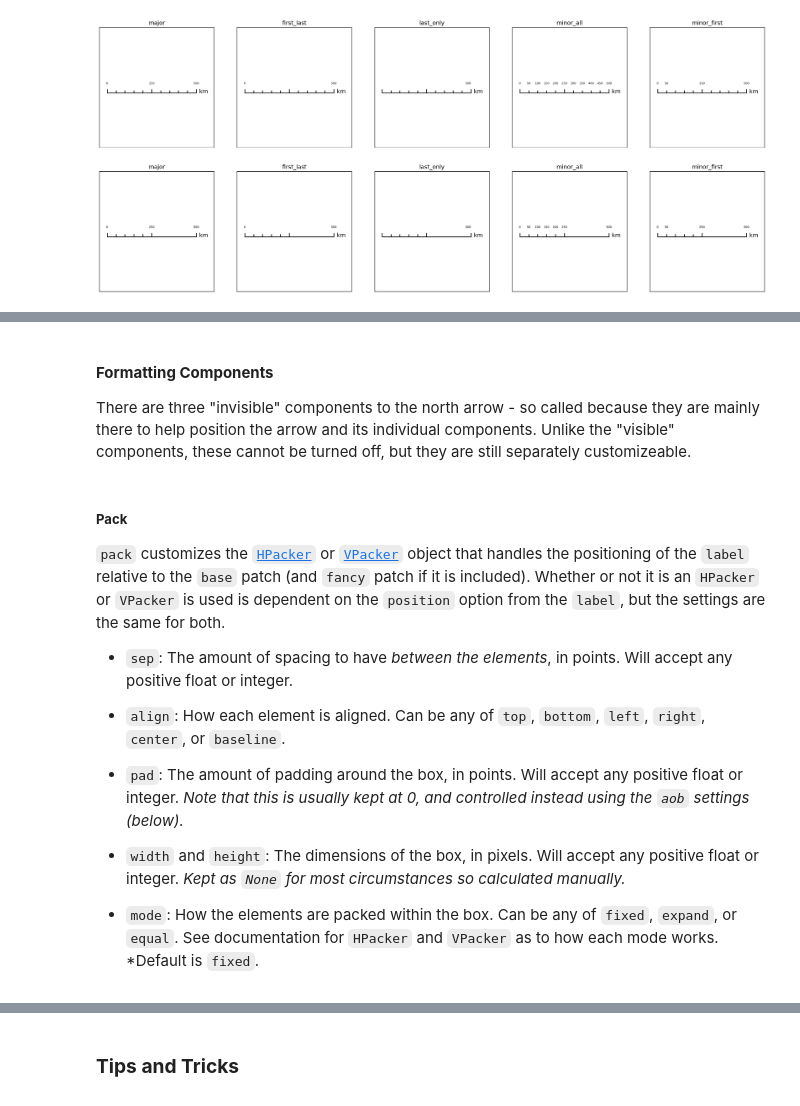
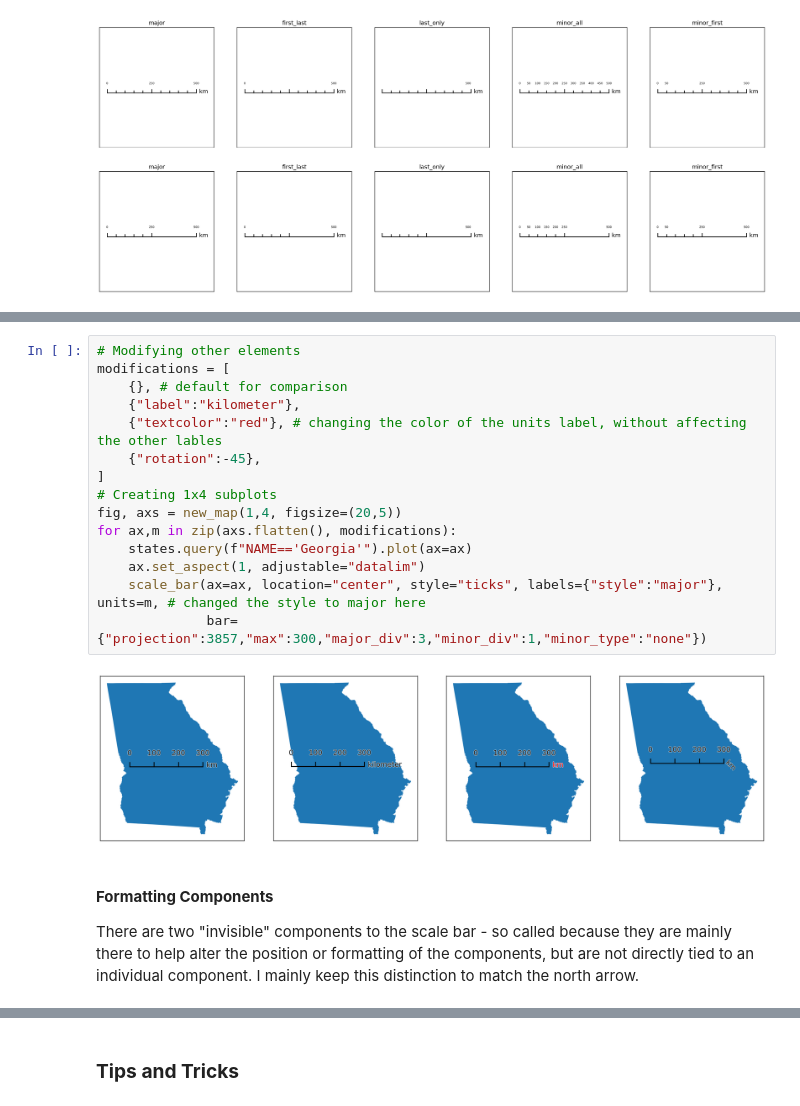
Before and after one commit to moss-xyz/matplotlib-map-utils, a Jupyter notebook: matplotlib_map_utils/docs/howto_scale_bar.ipynb, the cells around one changed output, grey strips where cells are left out. Drawn from its saved outputs; the diff is of its cells as text.

```diff
--- a/matplotlib_map_utils/docs/howto_scale_bar.ipynb
+++ b/matplotlib_map_utils/docs/howto_scale_bar.ipynb
@@ -362,15 +417,20 @@ for ax,m in zip(axs.flatten(), modifications):
+# %%
+# Modifying other elements
+modifications = [
+    {}, # default for comparison
+    {"label":"kilometer"},
+    {"textcolor":"red"}, # changing the color of the units label, without affecting the other lables
+    {"rotation":-45},
+]
+# Creating 1x4 subplots
+fig, axs = new_map(1,4, figsize=(20,5))
+for ax,m in zip(axs.flatten(), modifications):
+    states.query(f"NAME=='Georgia'").plot(ax=ax)
+    ax.set_aspect(1, adjustable="datalim")
+    scale_bar(ax=ax, location="center", style="ticks", labels={"style":"major"}, units=m, # changed the style to major here
+              bar={"projection":3857,"max":300,"major_div":3,"minor_div":1,"minor_type":"none"})
+# %% [output]
+[figure, added]
 # %% [markdown]
 #### **Formatting Components**
-There are three "invisible" components to the north arrow - so called because they are mainly there to help position the arrow and its individual components. Unlike the "visible" components, these cannot be turned off, but they are still separately customizeable.
+There are two "invisible" components to the scale bar - so called because they are mainly there to help alter the position or formatting of the components, but are not directly tied to an individual component. I mainly keep this distinction to match the north arrow.
-# %% [markdown]
-##### **Pack**
-`pack` customizes the [`HPacker`](https://matplotlib.org/stable/api/offsetbox_api.html#matplotlib.offsetbox.HPacker) or [`VPacker`](https://matplotlib.org/stable/api/offsetbox_api.html#matplotlib.offsetbox.VPacker) object that handles the positioning of the `label` relative to the `base` patch (and `fancy` patch if it is included). Whether or not it is an `HPacker` or `VPacker` is used is dependent on the `position` option from the `label`, but the settings are the same for both.
-* `sep`: The amount of spacing to have *between the elements*, in points. Will accept any positive float or integer.
-
-* `align`: How each element is aligned. Can be any of `top`, `bottom`, `left`, `right`, `center`, or `baseline`.
-
-* `pad`: The amount of padding around the box, in points. Will accept any positive float or integer. *Note that this is usually kept at 0, and controlled instead using the `aob` settings (below).*
-
-* `width` and `height`: The dimensions of the box, in pixels. Will accept any positive float or integer. *Kept as `None` for most circumstances so calculated manually.*
-
-* `mode`: How the elements are packed within the box. Can be any of `fixed`, `expand`, or `equal`. See documentation for `HPacker` and `VPacker` as to how each mode works. *Default is `fixed`.
```
Also changed, not shown: parts of 20 cells of this notebook, 2 other files.
